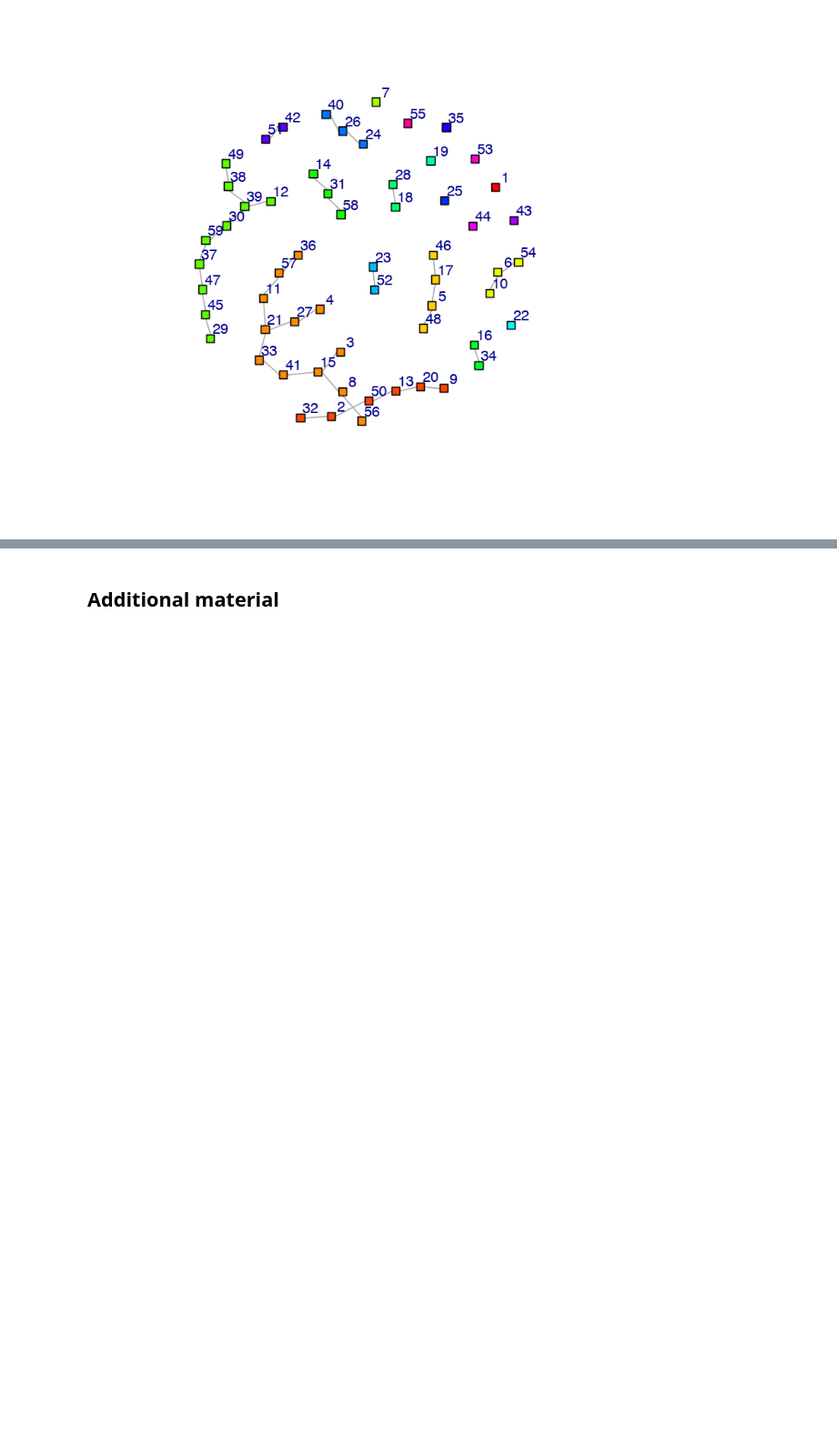
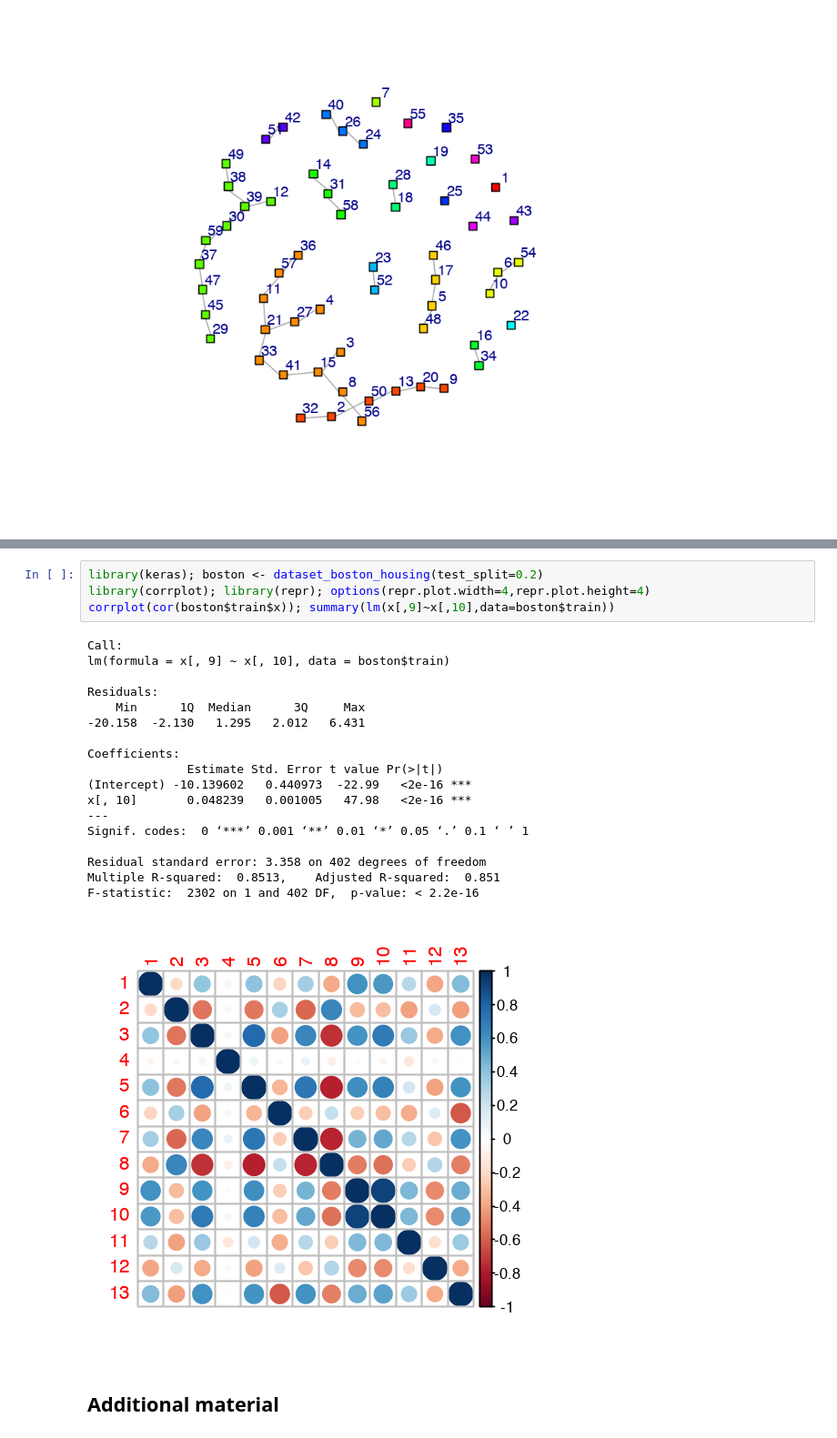
Before and after one commit to OlgaBelitskaya/instagram, a Jupyter notebook: instagram_r.ipynb, the cells around one changed output, grey strips where cells are left out. Shown at 91% size. Saved outputs shown, nothing was run; the diff lists cells and outputs as text; blank space fills up the shorter version.

```diff
--- a/instagram_r.ipynb
+++ b/instagram_r.ipynb
@@ -160,3 +164,26 @@ plot(g,layout=layout_with_fr,vertex.size=5,vertex.shape="csquare",vertex.label.d
+# %%
+library(keras); boston <- dataset_boston_housing(test_split=0.2)
+library(corrplot); library(repr); options(repr.plot.width=4,repr.plot.height=4)
+corrplot(cor(boston$train$x)); summary(lm(x[,9]~x[,10],data=boston$train))
+# %% [output]
+Call:
+lm(formula = x[, 9] ~ x[, 10], data = boston$train)
+
+Residuals:
+    Min      1Q  Median      3Q     Max
+-20.158  -2.130   1.295   2.012   6.431
+
+Coefficients:
+              Estimate Std. Error t value Pr(>|t|)
+(Intercept) -10.139602   0.440973  -22.99   <2e-16 ***
+x[, 10]       0.048239   0.001005   47.98   <2e-16 ***
+---
+Signif. codes:  0 ‘***’ 0.001 ‘**’ 0.01 ‘*’ 0.05 ‘.’ 0.1 ‘ ’ 1
+
+Residual standard error: 3.358 on 402 degrees of freedom
+Multiple R-squared:  0.8513,    Adjusted R-squared:  0.851
+F-statistic:  2302 on 1 and 402 DF,  p-value: < 2.2e-16
+[figure, added]
 # %% [markdown]
 ## Additional material
 # %%
```
Also changed, not shown: parts of 1 cell of this notebook.
